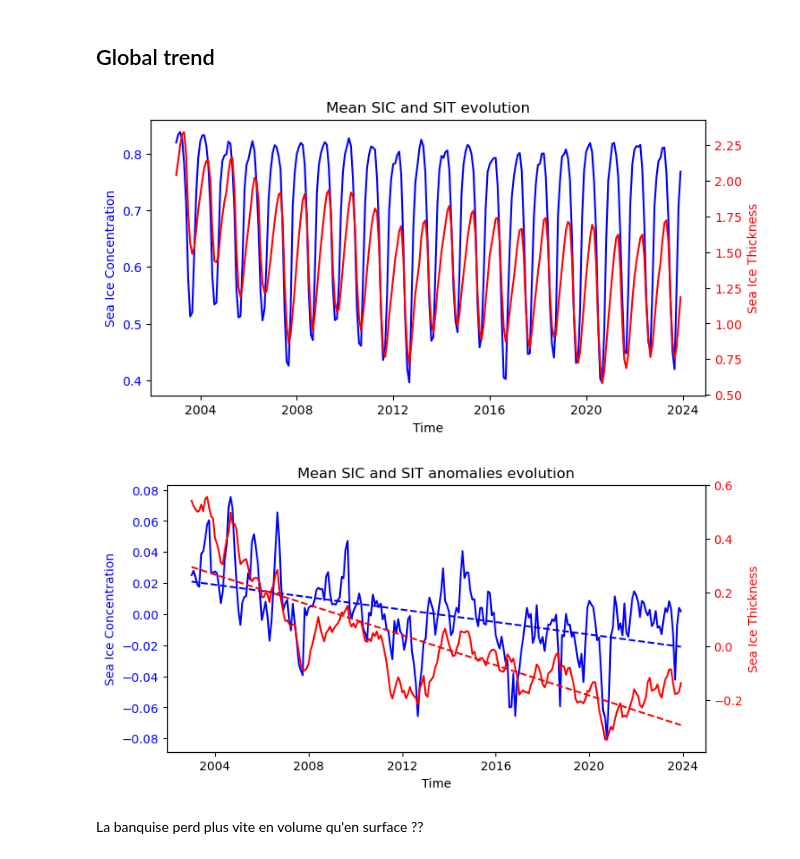
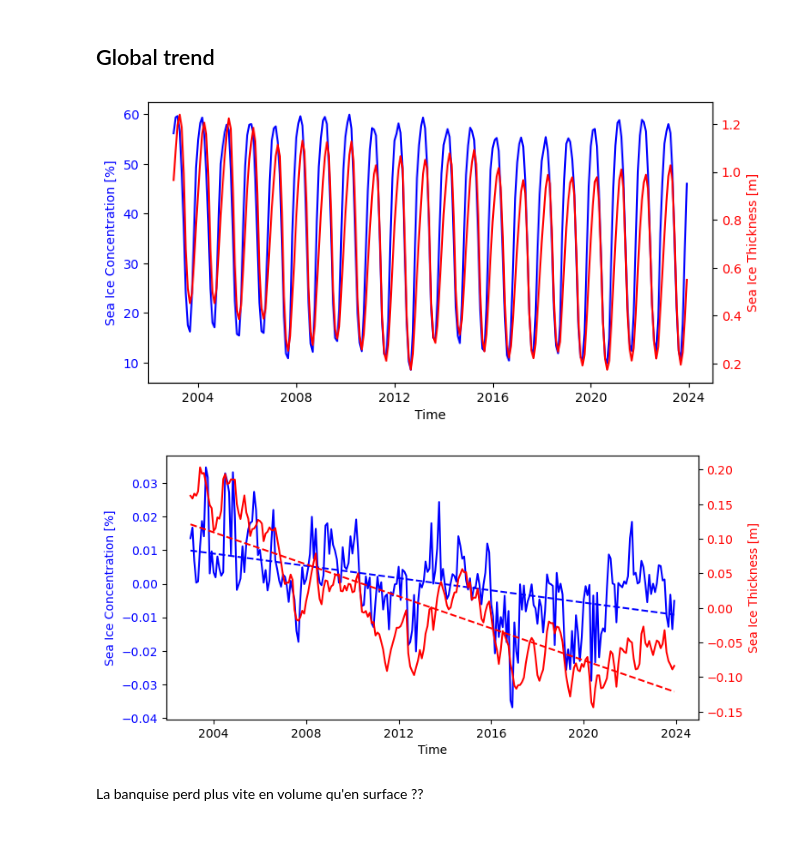
Before and after one commit to juliencollard2001/PHO_Arctic, a Jupyter notebook: sea_ice_study.ipynb, the cells around one changed output. Saved outputs shown, nothing was run; the diff lists cells and outputs as text; code cells hidden in the pictures.

```diff
--- a/sea_ice_study.ipynb
+++ b/sea_ice_study.ipynb
@@ -39,48 +39,53 @@ Data variables:
 # %% [markdown]
 ## Global trend
 # %%
-mean_SIC = ds_surface['SIC'].mean(['latitude', 'longitude'])
-mean_SIT = ds_surface['SIT'].mean(['latitude', 'longitude'])
+weight = np.cos(np.deg2rad(ds_anomalies.latitude))
+weight /= weight.sum()
+
+mean_SIC = 100 * (ds_surface['SIC'].mean('longitude') * weight).sum('latitude')
+mean_SIT = (ds_surface['SIT'].mean('longitude') * weight).sum('latitude')
 
 fig, ax = plt.subplots(1, 1, figsize=(8, 4))
 axL, axR = ax, ax.twinx()
 axL.plot(mean_SIC.time, mean_SIC, color='b', label='Mean SIC')
 axR.plot(mean_SIT.time, mean_SIT, color='r', label='Mean SIT')
 
 ax.set_xlabel('Time')
-axL.set_ylabel('Sea Ice Concentration', color='b')
+axL.set_ylabel('Sea Ice Concentration [%]', color='b')
 axL.tick_params(axis='y', labelcolor='b')
 axR.tick_params(axis='y', labelcolor='r')
-axR.set_ylabel('Sea Ice Thickness', color='r')
-plt.title('Mean SIC and SIT evolution')
+axR.set_ylabel('Sea Ice Thickness [m]', color='r')
+#plt.title('Mean SIC and SIT evolution')
+plt.savefig('figs/sea_ice_variability/mean_SIC_SIT_evolution.png')
 plt.show()
 
-mean_SIC = ds_anomalies['SIC'].mean(['latitude', 'longitude'])
-mean_SIT = ds_anomalies['SIT'].mean(['latitude', 'longitude'])
+mean_SIC = 100 % (ds_anomalies['SIC'].mean('longitude') * weight).sum('latitude')
+mean_SIT = (ds_anomalies['SIT'].mean('longitude') * weight).sum('latitude')
 
 SIC_linear_coefs = np.polyfit(mean_SIC.time.astype('int64'), mean_SIC, 1)
 SIT_linear_coefs = np.polyfit(mean_SIT.time.astype('int64'), mean_SIT, 1)
 
 SIC_linear_trend = np.polyval(SIC_linear_coefs, mean_SIC.time.astype('int64'))
 SIT_linear_trend = np.polyval(SIT_linear_coefs, mean_SIT.time.astype('int64'))
 
 fig, ax = plt.subplots(1, 1, figsize=(8, 4))
 axL, axR = ax, ax.twinx()
 axL.plot(mean_SIC.time, mean_SIC, color='b', label='Mean SIC')
 axR.plot(mean_SIT.time, mean_SIT, color='r', label='Mean SIT')
 axL.plot(mean_SIC.time, SIC_linear_trend, color='b', linestyle='--', label='SIC linear trend')
 axR.plot(mean_SIC.time, SIT_linear_trend, color='r', linestyle='--', label='SIT linear trend')
 
 ax.set_xlabel('Time')
-axL.set_ylabel('Sea Ice Concentration', color='b')
+axL.set_ylabel('Sea Ice Concentration [%]', color='b')
 axL.tick_params(axis='y', labelcolor='b')
 axR.tick_params(axis='y', labelcolor='r')
-axR.set_ylabel('Sea Ice Thickness', color='r')
-plt.title('Mean SIC and SIT anomalies evolution')
+axR.set_ylabel('Sea Ice Thickness [m]', color='r')
+plt.savefig('figs/sea_ice_variability/mean_SIC_SIT_anomalies_evolution.png')
+#plt.title('Mean SIC and SIT anomalies evolution')
 plt.show()
 # %% [output]
-[figure, old version]
+[figure, new version]
-[figure, old version]
+[figure, new version]
 # %% [markdown]
 La banquise perd plus vite en volume qu'en surface ??
 # %% [markdown]
```
Also changed, not shown: parts of 8 cells of this notebook, 8 other files.
